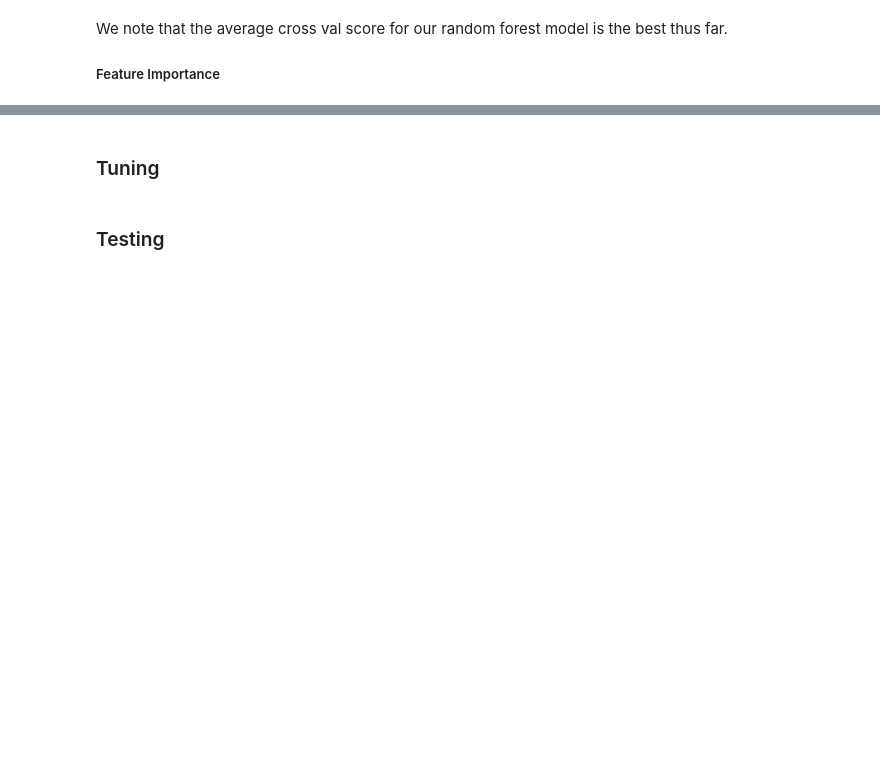
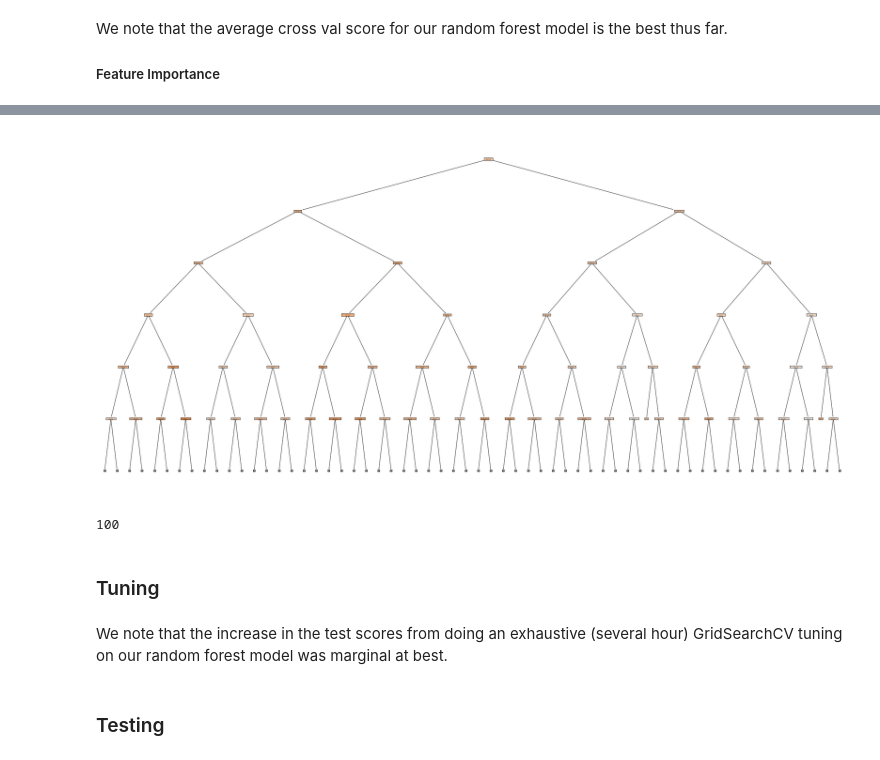
Before and after one commit to kuruparans/covid19-vaccine-hesitancy-analysis, a Jupyter notebook: statistical-modelling.ipynb, the cells around one changed output, grey strips where cells are left out. Drawn from its saved outputs; the diff is of its cells as text; code cells hidden in the pictures; blank space fills up the shorter version.

```diff
--- a/statistical-modelling.ipynb
+++ b/statistical-modelling.ipynb
@@ -291,3 +316,14 @@ _ = plt.xticks(rotation=90)
+# %%
+from sklearn import tree
+plt.figure(figsize=(40,20))
+_ = tree.plot_tree(random_forest.estimators_[5], feature_names=X_train.columns, filled=True, max_depth=5)
+plt.show()
+# %% [output]
+[figure, added]
+# %%
+random_forest.n_estimators
+# %% [output]
+100
 # %% [markdown]
 ### Tuning
 # %%
@@ -299,6 +335,8 @@ parameters = {'n_estimators': range(10, 300, 10), 'criterion': ('mse', 'mae'), '
 
 # print('Grid SearchCV optimized random forest model best score: ', round(grid_search.best_score_, 5))
 # print('Grid SearchCV optimized random frest model best estimator: ', grid_search.best_estimator_)
+# %% [markdown]
+We note that the increase in the test scores from doing an exhaustive (several hour) GridSearchCV tuning on our random forest model was marginal at best.
 # %% [markdown]
 ### Testing
 # %%
```
Also changed, not shown: parts of 11 cells of this notebook.
